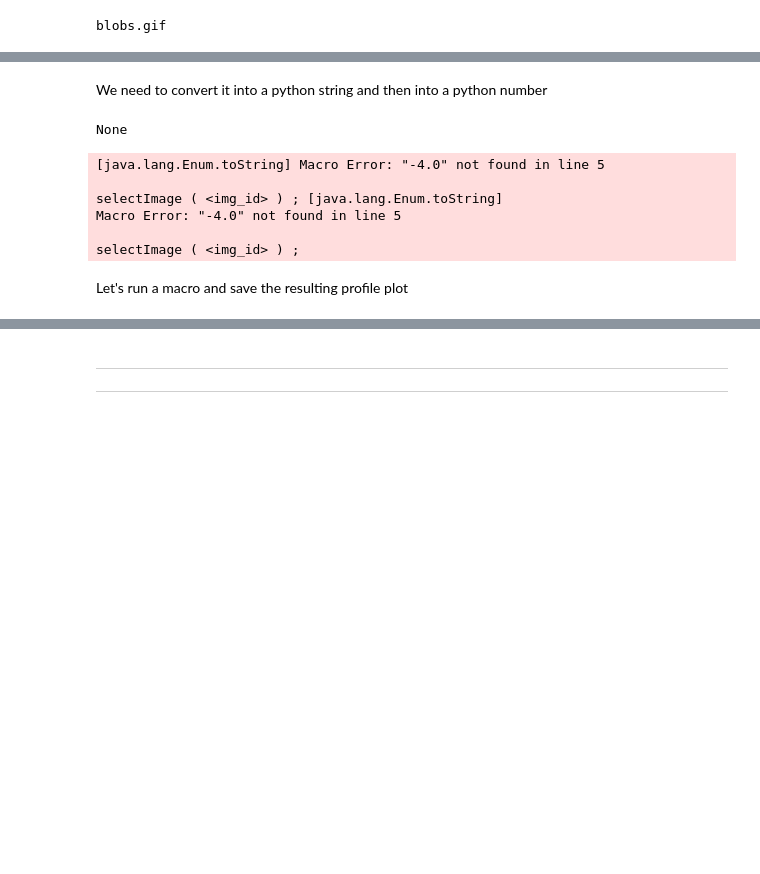
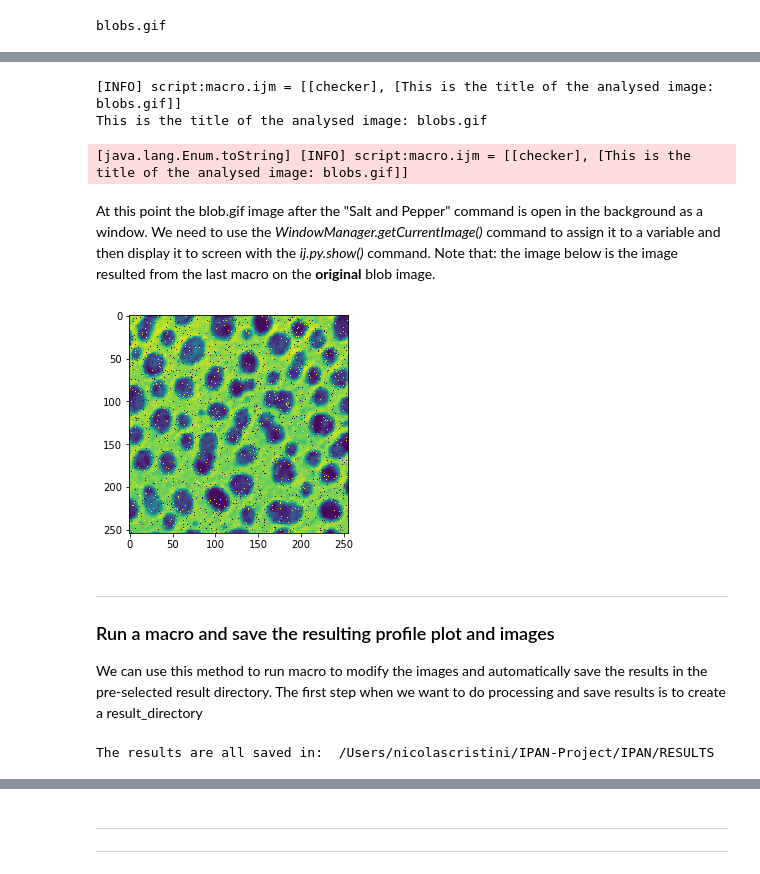
Before and after one commit to NicolasCristini/ImageJ-Processing-Assistant-Notebook, a Jupyter notebook: 00-Introduction.ipynb, the cells around one changed output, grey strips where cells are left out. Drawn from its saved outputs; the diff is of its cells as text; code cells hidden in the pictures; blank space fills up the shorter version.

```diff
--- a/00-Introduction.ipynb
+++ b/00-Introduction.ipynb
@@ -216,19 +247,18 @@ print(Title)
 # %% [output]
 blobs.gif
 # %%
-macro_3 = """
+#The dictonaire include all the variables that we want to give in input.
+args3 = {
+    'img_title' : f"{Title}",
+}
+
+macro3 = """
+//DEFINE IO
 #@ String img_title
 #@output Object checker
 
+//MACRO CODE
 selectWindow(img_title);
 run("Salt and Pepper");
 checker = "This is the title of the analysed image: " + img_title
 """
-
-#The dictonaire include all the variables that we want to give in input. The
-args3 = {
-    'img_title' : f"{Title}",
-}
-
-result_3 = ij.py.run_macro(macro_3, args3)
-print(result_3.getOutput('checker'))
@@ -252,2 +264,0 @@ print(ID3)
-# %% [markdown]
-We need to convert it into a python string and then into a python number
@@ -257,27 +265,21 @@ from java.lang import String
-# %%
-macro_4 = """
-#@ String img_id
-#@output Object checker
-
-selectImage(img_id);
-run("Salt and Pepper");
-checker = "This is the title of the analysed image: " + img_id
-"""
-
-#The dictonaire include all the variables that we want to give in input. The
-args4 = {
-    'img_id' : f"{ID3}",
-}
-
-result_3 = ij.py.run_macro(macro_4, args4)
-print(result_3.getOutput('checker'))
-# %% [output]
-None
-[java.lang.Enum.toString] Macro Error: "-4.0" not found in line 5
-
-selectImage ( <img_id> ) ; [java.lang.Enum.toString]
-Macro Error: "-4.0" not found in line 5
-
-selectImage ( <img_id> ) ;
+# %%
+result3 = ij.py.run_macro(macro3, args3)
+print(result3.getOutput('checker'))
+# %% [output]
+[INFO] script:macro.ijm = [[checker], [This is the title of the analysed image: blobs.gif]]
+This is the title of the analysed image: blobs.gif
+[java.lang.Enum.toString] [INFO] script:macro.ijm = [[checker], [This is the title of the analysed image: blobs.gif]]
+# %% [markdown]
+At this point the blob.gif image after the "Salt and Pepper" command is open in the background as a window. We need to use the *WindowManager.getCurrentImage()* command to assign it to a variable and then display it to screen with the *ij.py.show()* command. Note that: the image below is the image resulted from the last macro on the **original** blob image.
+# %%
+from scyjava import jimport
+WindowManager = jimport('ij.WindowManager')
+blobs_salt = WindowManager.getCurrentImage()
+
+ij.py.show(blobs_salt)  #Salt and pepper add some noise to the image
+# %% [output]
+[figure, added]
 # %% [markdown]
-Let's run a macro and save the resulting profile plot
+***
+### Run a macro and save the resulting profile plot and images
+We can use this method to run macro to modify the images and automatically save the results in the pre-selected result directory. The first step when we want to do processing and save results is to create a result_directory
@@ -296,0 +286,13 @@ args_profile = {
+# %%
+#{OPTIONAL} We can create the directory form the Jupyter Notebook thanks to the os package
+cwd = os.getcwd() #Get current directory
+RESULTS_dir = cwd + "/RESULTS"
+
+try:
+    os.mkdir(RESULTS_dir)
+except FileExistsError:
+    print("This directory already exist!")
+
+print("The results are all saved in: ", RESULTS_dir)
+# %% [output]
+The results are all saved in:  /Users/nicolascristini/IPAN-Project/IPAN/RESULTS
```
Also changed, not shown: parts of 58 cells of this notebook.
